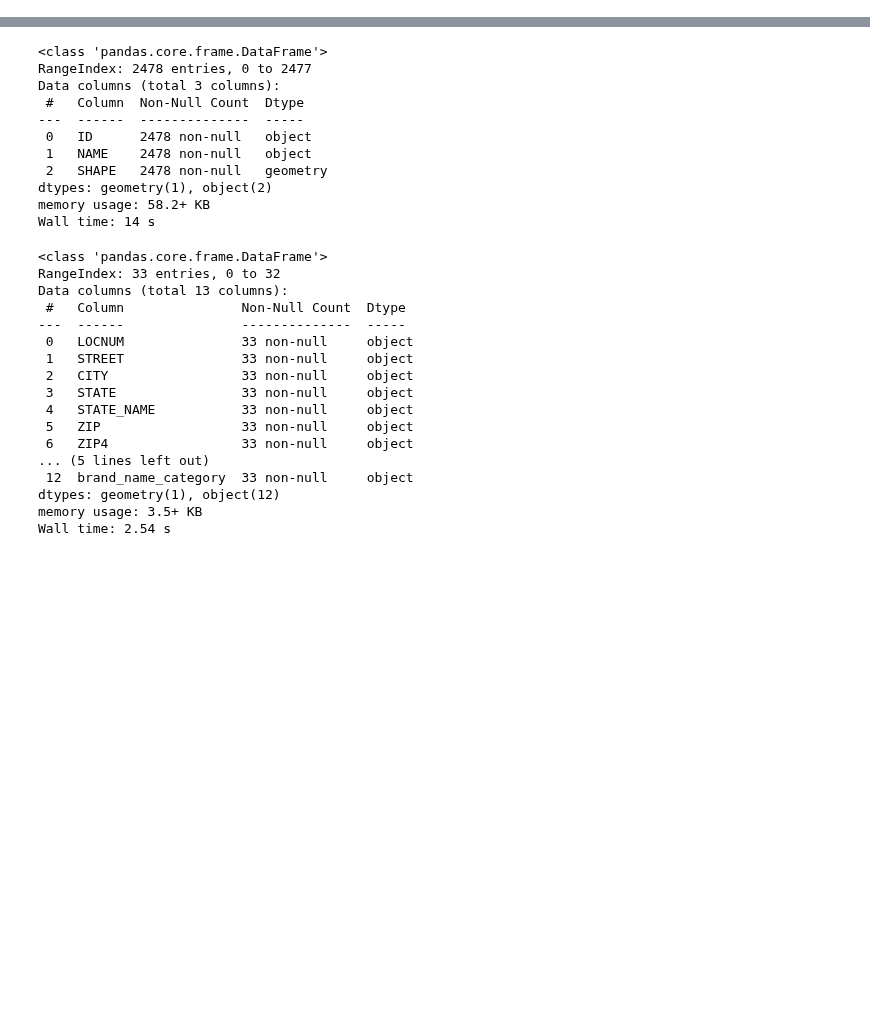
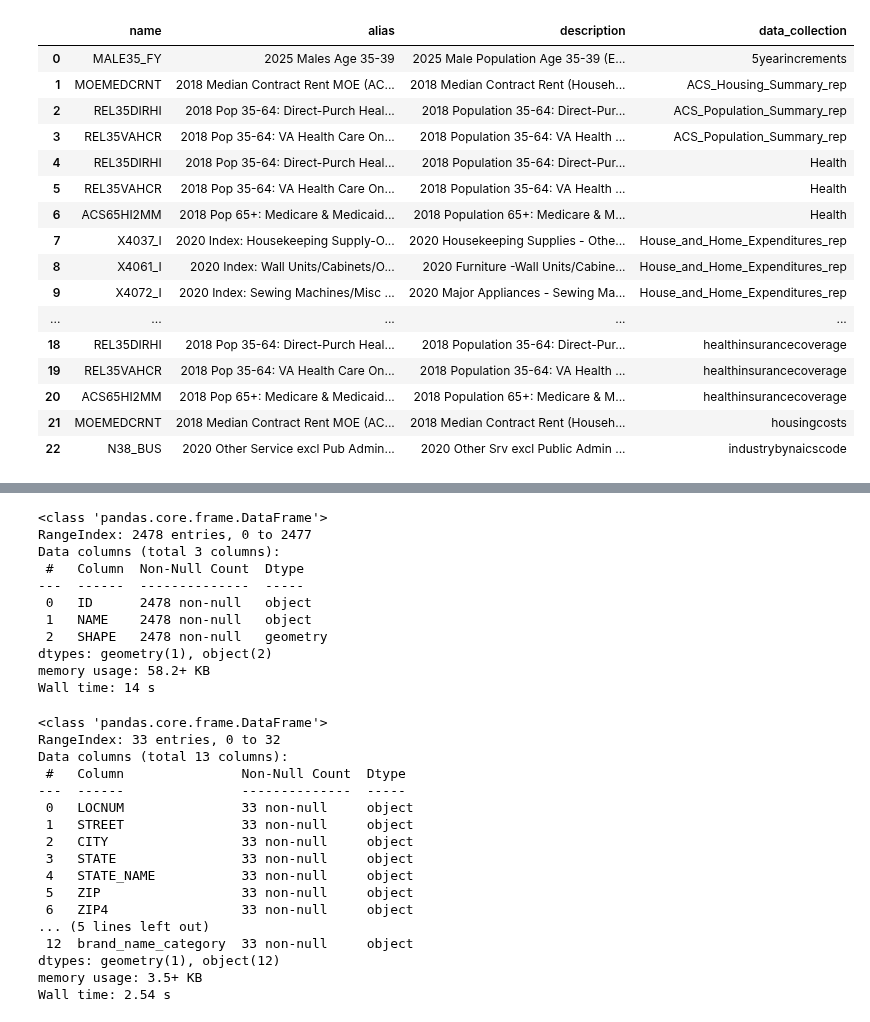
Before and after one commit to knu2xs/demographic-modeling, a Jupyter notebook: notebooks/stash/get-nearest.ipynb, the cells around one changed output, grey strips where cells are left out. Cells and saved outputs as stored; diff of their text form; code cells hidden in the pictures; blank space fills up the shorter version.

```diff
--- a/notebooks/stash/get-nearest.ipynb
+++ b/notebooks/stash/get-nearest.ipynb
@@ -25,0 +30,4 @@ usa
+# %%
+df = usa.enrich_variables.loc[:,['name', 'alias', 'description', 'data_collection']]
+
+df
@@ -25,0 +48,7 @@ usa
+# %%
+groupby_column = 'name'
+aggregate_column = 'data_collection'
+
+agg_df = df.groupby(groupby_column).aggregate({aggregate_column: list})
+
+agg_df
@@ -25,0 +68,4 @@ usa
+# %%
+ex_vars = agg_vars[agg_vars[aggregate_column].apply(lambda val: len(val) > 1)]
+
+ex_vars
@@ -25,0 +85,22 @@ usa
+# %%
+df = df[df.name.isin(ex_vars.index)].reset_index(drop=True)
+
+df
+# %% [output]
+|  | name | alias | description | data_collection |
+| 0 | MALE35_FY | 2025 Males Age 35-39 | 2025 Male Population Age 35-39 (E... | 5yearincrements |
+| 1 | MOEMEDCRNT | 2018 Median Contract Rent MOE (AC... | 2018 Median Contract Rent (Househ... | ACS_Housing_Summary_rep |
+| 2 | REL35DIRHI | 2018 Pop 35-64: Direct-Purch Heal... | 2018 Population 35-64: Direct-Pur... | ACS_Population_Summary_rep |
+| 3 | REL35VAHCR | 2018 Pop 35-64: VA Health Care On... | 2018 Population 35-64: VA Health ... | ACS_Population_Summary_rep |
+| 4 | REL35DIRHI | 2018 Pop 35-64: Direct-Purch Heal... | 2018 Population 35-64: Direct-Pur... | Health |
+| 5 | REL35VAHCR | 2018 Pop 35-64: VA Health Care On... | 2018 Population 35-64: VA Health ... | Health |
+| 6 | ACS65HI2MM | 2018 Pop 65+: Medicare & Medicaid... | 2018 Population 65+: Medicare & M... | Health |
+| 7 | X4037_I | 2020 Index: Housekeeping Supply-O... | 2020 Housekeeping Supplies - Othe... | House_and_Home_Expenditures_rep |
+| 8 | X4061_I | 2020 Index: Wall Units/Cabinets/O... | 2020 Furniture -Wall Units/Cabine... | House_and_Home_Expenditures_rep |
+| 9 | X4072_I | 2020 Index: Sewing Machines/Misc ... | 2020 Major Appliances - Sewing Ma... | House_and_Home_Expenditures_rep |
+| ... | ... | ... | ... | ... |
+| 18 | REL35DIRHI | 2018 Pop 35-64: Direct-Purch Heal... | 2018 Population 35-64: Direct-Pur... | healthinsurancecoverage |
+| 19 | REL35VAHCR | 2018 Pop 35-64: VA Health Care On... | 2018 Population 35-64: VA Health ... | healthinsurancecoverage |
+| 20 | ACS65HI2MM | 2018 Pop 65+: Medicare & Medicaid... | 2018 Population 65+: Medicare & M... | healthinsurancecoverage |
+| 21 | MOEMEDCRNT | 2018 Median Contract Rent MOE (AC... | 2018 Median Contract Rent (Househ... | housingcosts |
+| 22 | N38_BUS | 2020 Other Service excl Pub Admin... | 2020 Other Srv excl Public Admin ... | industrybynaicscode |
```
Also changed, not shown: parts of 12 cells of this notebook, 9 other files.
